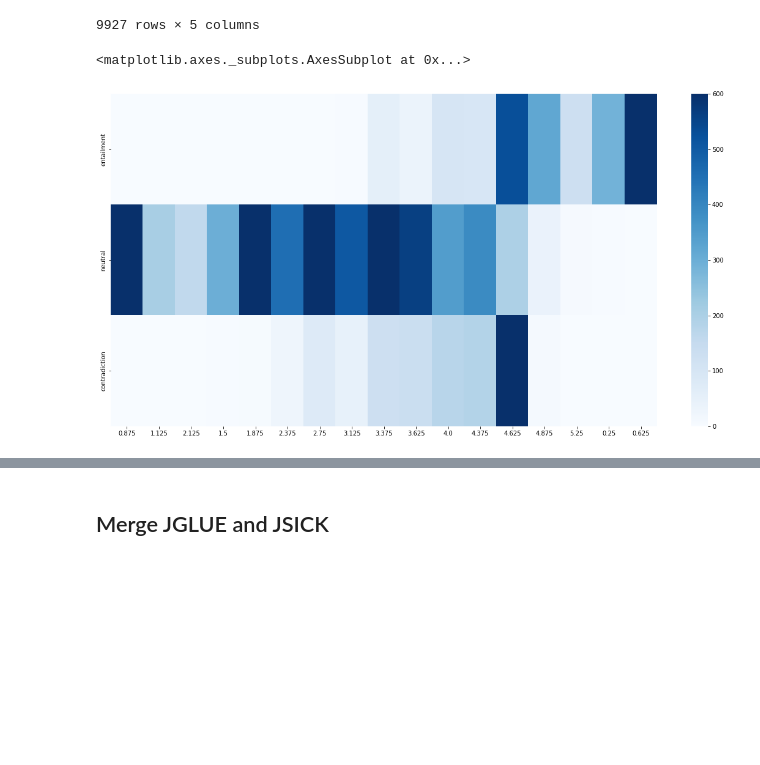
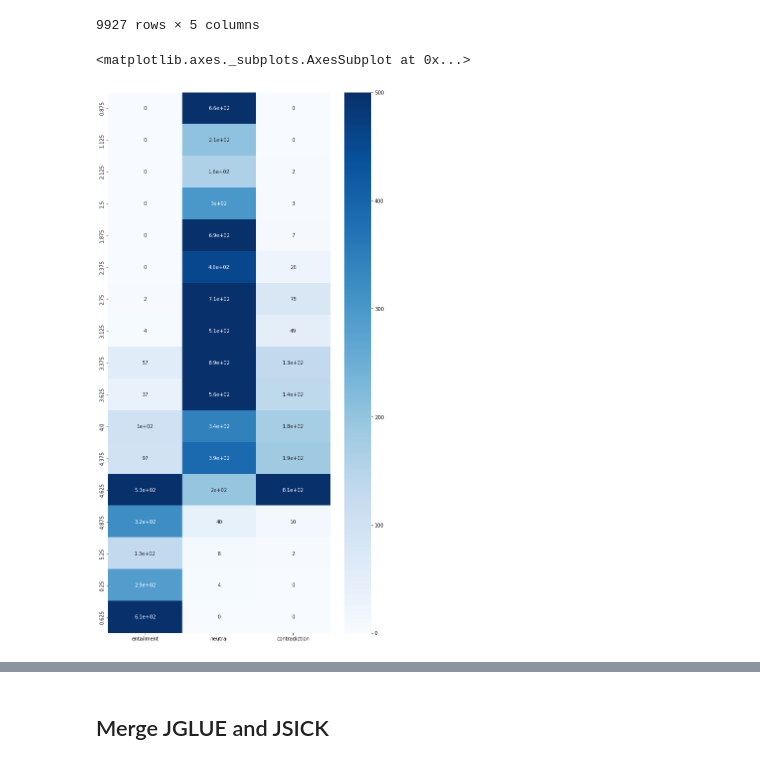
Before and after one commit to kyaoNK/bert_asag, a Jupyter notebook: CREATE_DATASET.ipynb, the cells around one changed output, grey strips where cells are left out. Saved outputs shown, nothing was run; the diff lists cells and outputs as text; code cells hidden in the pictures; blank space fills up the shorter version.

```diff
--- a/CREATE_DATASET.ipynb
+++ b/CREATE_DATASET.ipynb
@@ -83,36 +111,6 @@ jglue_df
 | 16058 | 99856-104139-104143 | 広場にプロペラ飛行機のオブジェが飾られています。 | 大きなプロペラ機のオブジェがあります。 | neutral | 3.4 |
 | 16059 | 99856-104139-104143 | 広場にプロペラ飛行機のオブジェが飾られています。 | 大きなプロペラ機のオブジェがあります。 | neutral | 3.4 |
 16060 rows × 5 columns
-# %%
-# new label
-def function(x):
-    rte = x['label_rte']
-    sts = x['label_sts']
-    if rte == 'entailment' :
-        if sts >= 4.5 :
-            new_label = '正解'
-        elif sts >= 3.5 :
-            new_label = '異なる修飾'
-        elif sts >= 2.5 :
-            new_label = '欠如'
-        else :
-            new_label = '不十分'
-
-    elif rte == 'neutral' :
-        if sts >= 4.5 :
-            new_label = '正解'
-        elif sts >= 1.5 :
-            new_label = '無関係'
-        else :
-            new_label = 'ドメイン外'
-
-    elif rte == 'contradiction' :
-        if sts >= 3.5 :
-            new_label = '異なる修飾'
-        else :
-            new_label = '矛盾'
-
-    return pd.Series( [ x['label_rte'] , x['label_sts'] , new_label ] )
 # %%
 jglue_label_df = jglue_df[[ 'label_rte' , 'label_sts' ]]
 
@@ -270,5 +271,6 @@ jsick_df
 jsick_label_df = jsick_df[[ 'label_rte' , 'label_sts' ]]
 
 jsick_label_df = jsick_label_df.apply(function, axis=1)
+jsick_label_df.columns = [ 'label_rte' , 'label_sts' , 'label_detail_asag']
 jsick_label_df
 # %% [output]
@@ -334,40 +318,41 @@ import seaborn as sns
 import matplotlib as mpl
 import matplotlib.pyplot as plt
 
-s = jsick_label_df[[0,1]]
+s = jsick_label_df[['label_rte' , 'label_sts']]
 freq = s.value_counts()
 
 freq = s.value_counts(sort=True, ascending=True, dropna=False)
 freq_df = pd.DataFrame(freq)
 freq_df.columns = ['freq']
 freq_df = freq_df.sort_index()
 sts_list = freq_df.index.get_level_values(1).tolist()
 
 sts_list = list(set(sts_list))
 sts_range = sts_list * 3
 
 rte_range = ['entailment']* (len(sts_list))
 rte_range.extend( ['neutral']*(len(sts_list)) )
 rte_range.extend( ['contradiction']*(len(sts_list)) )
 
 df = pd.DataFrame(index=[rte_range, sts_range], columns=['freq'])
 df.fillna(0, inplace=True)
 df.update(freq_df)
 df = df.sort_index()
 
 freq_2d = [
     df.loc['entailment'].T.values.tolist()[0],
     df.loc['neutral'].T.values.tolist()[0],
     df.loc['contradiction'].T.values.tolist()[0]
 ]
 
 df_ = pd.DataFrame(data=freq_2d, index=['entailment', 'neutral', 'contradiction'], columns=sts_list)
-
-plt.figure(figsize=(20, 10))
-sns.heatmap(df_, cmap='Blues', vmax=600)
+# print(df)
+df_ = df_.T
+plt.figure(figsize=(10, 20))
+sns.heatmap(df_, cmap='Blues', vmax=500, annot=True, )
 # %% [output]
 <matplotlib.axes._subplots.AxesSubplot at 0x...>
-[figure, old version]
+[figure, new version]
 # %%
 #@title write & merge new label
 import csv
```
Also changed, not shown: parts of 11 cells of this notebook.
